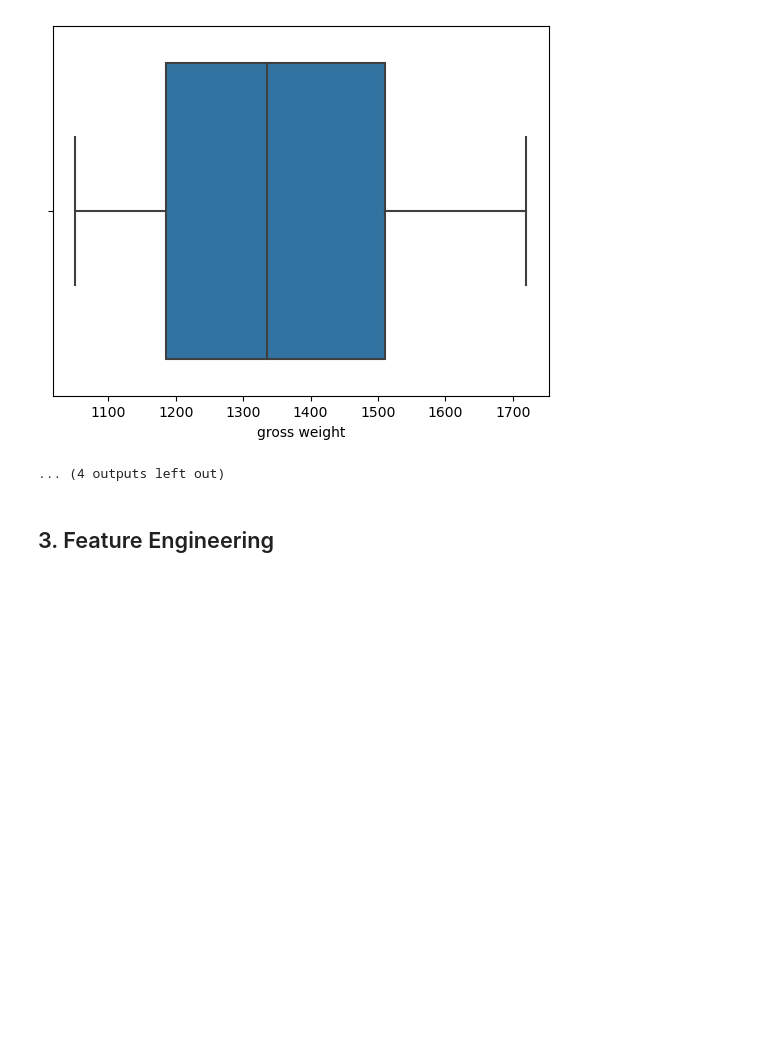
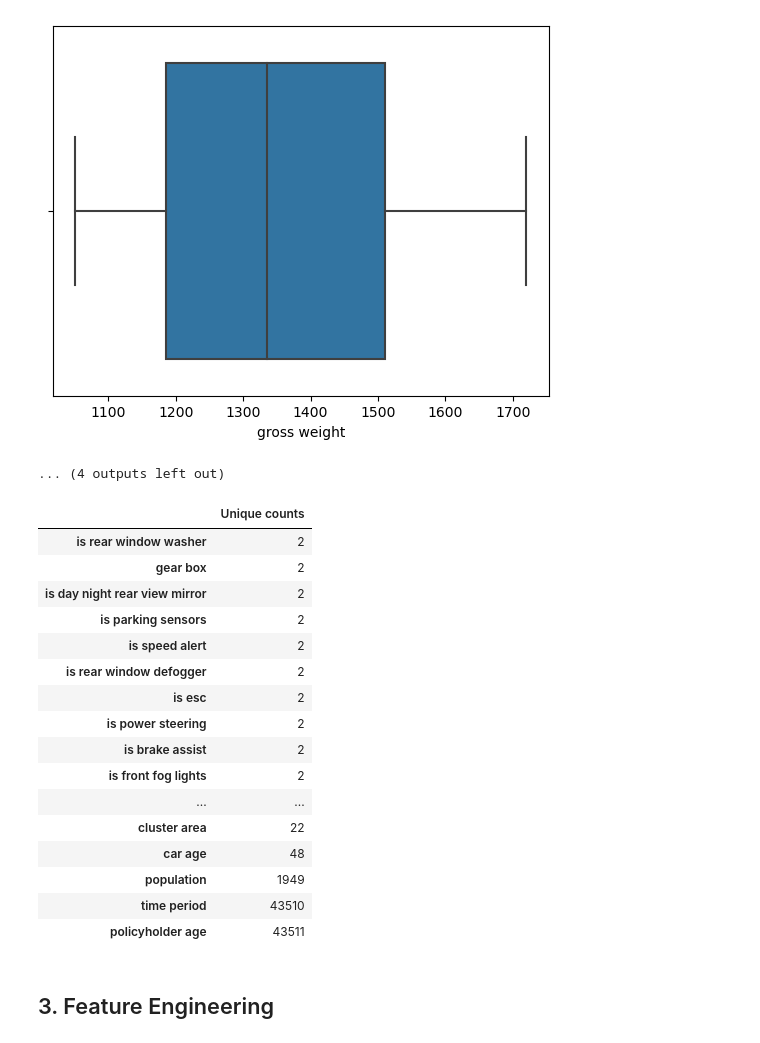
Before and after one commit to Rurushu13/IVAA-Hackaton, a Jupyter notebook: main2.ipynb, the cells around one changed output. Saved outputs shown, nothing was run; the diff lists cells and outputs as text; code cells hidden in the pictures; blank space fills up the shorter version.

```diff
--- a/main2.ipynb
+++ b/main2.ipynb
@@ -358,13 +361,31 @@ for col in num_columns:
 # %%
 #Identify the unique values
 pd.set_option('display.max_rows', None)
 dict = {}
 
-for i in list(df_data.columns):
+for i in list(df.columns):
   dict[i] = df[i].value_counts().shape[0]
 
 uniq = pd.DataFrame(dict, index = ["Unique counts"]).transpose()
 uniq.sort_values(by="Unique counts")
+# %% [output]
+|  | Unique counts |
+| is rear window washer | 2 |
+| gear box | 2 |
+| is day night rear view mirror | 2 |
+| is parking sensors | 2 |
+| is speed alert | 2 |
+| is rear window defogger | 2 |
+| is esc | 2 |
+| is power steering | 2 |
+| is brake assist | 2 |
+| is front fog lights | 2 |
+| ... | ... |
+| cluster area | 22 |
+| car age | 48 |
+| population | 1949 |
+| time period | 43510 |
+| policyholder age | 43511 |
 # %% [markdown]
 ## 3. Feature Engineering
 # %% [markdown]
```
Also changed, not shown: parts of 34 cells of this notebook.
